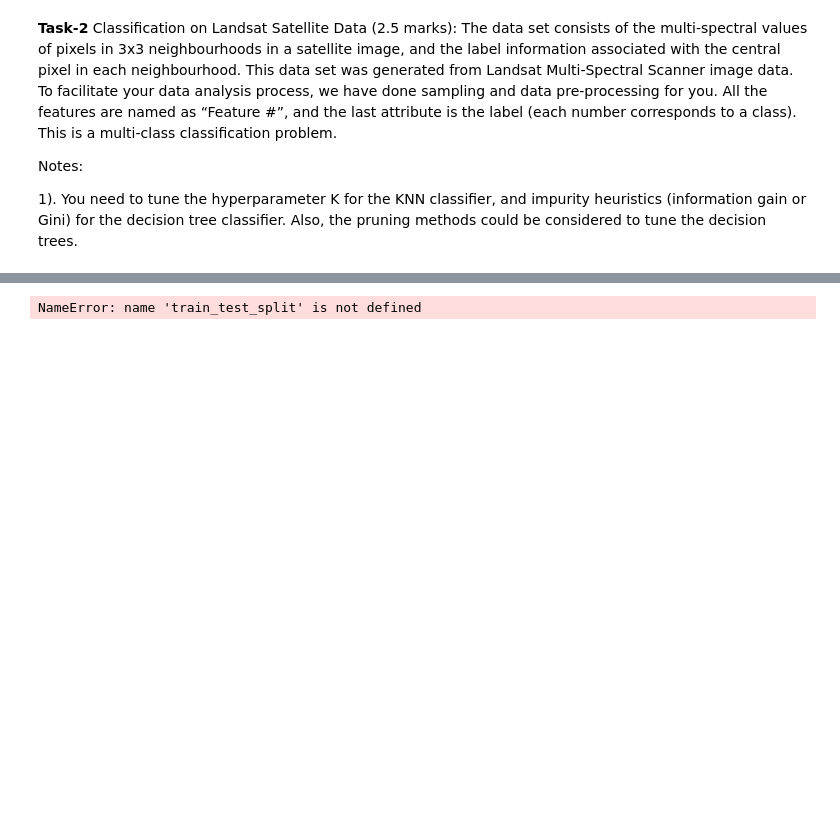
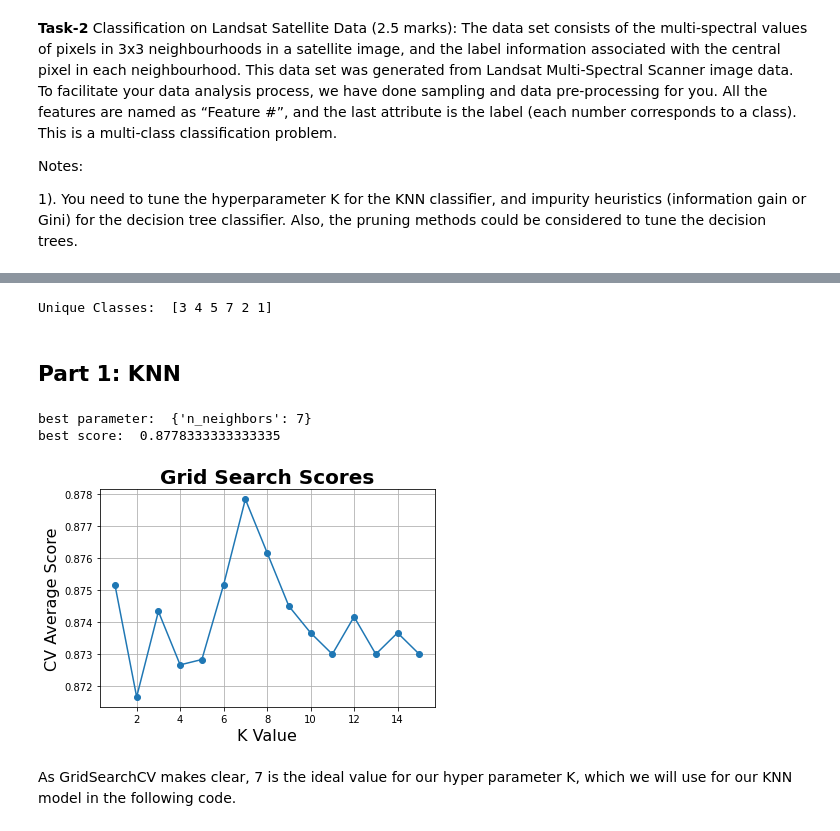
Before and after one commit to myrmecoleonn/COMP8325-Workshops, a Jupyter notebook: Assignment-Part-1/Task-2_classification.ipynb, the cells around one changed output, grey strips where cells are left out. Cells and saved outputs as stored; diff of their text form; code cells hidden in the pictures; blank space fills up the shorter version.

```diff
--- a/Assignment-Part-1/Task-2_classification.ipynb
+++ b/Assignment-Part-1/Task-2_classification.ipynb
@@ -27,10 +43,58 @@ data
 ## Pre-processing and sampling already done, doublechecked anyway(reuslts removed for brevity, no issues found)
 ## data.isnull().sum()
 
+## Quickly identifying the range of classifications availiable. I contemplated changing 7 to 6 since 6 was otherwise absent,
+## but decided against it.
+print("Unique Classes: ", data['Label'].unique())
+
 ##All columns are feature columns, hence:
 X=data.loc[:, data.columns != 'Label']
+##And obviously we are classifying for Label.
 y=data.Label
-
-X_train, X_test, y_train, y_test = train_test_split(X, y)
 # %% [output]
-NameError: name 'train_test_split' is not defined
+Unique Classes:  [3 4 5 7 2 1]
+# %% [markdown]
+## Part 1: KNN
+# %%
+from sklearn.model_selection import GridSearchCV
+
+## Using GridSearch to assist in identifying the best hyper parameter
+parameters = {'n_neighbors': [1,2,3,4,5,6,7,8,9,10,11,12,13,14,15]}
+neigh = neighbors.KNeighborsClassifier()
+clf = GridSearchCV(neigh, parameters,scoring = 'accuracy', cv = 10)
+clf.fit(X, y)
+
+
+## Note: https://stackoverflow.com/questions/37161563/how-to-graph-grid-scores-from-gridsearchcv provided the following
+## function to display GridSearchCV results in an efficient manner, however I had to adapt it to our purposes here
+def plot_grid_search(cv_results, grid_param_1, grid_param_2, name_param_1, name_param_2):
+    # Get Test Scores Mean and std for each grid search
+    scores_mean = cv_results['mean_test_score']
+    scores_mean = np.array(scores_mean).reshape(len(grid_param_2),len(grid_param_1))
+
+    scores_sd = cv_results['std_test_score']
+    scores_sd = np.array(scores_sd).reshape(len(grid_param_2),len(grid_param_1))
+
+    # Plot Grid search scores
+    _, ax = plt.subplots(1,1)
+
+    # Param1 is the X-axis, Param 2 is represented as a different curve (color line)
+    for idx, val in enumerate(grid_param_2):
+        ax.plot(grid_param_1, scores_mean[idx,:], '-o', label= name_param_2 + ': ' + str(val))
+
+    ax.set_title("Grid Search Scores", fontsize=20, fontweight='bold')
+    ax.set_xlabel(name_param_1, fontsize=16)
+    ax.set_ylabel('CV Average Score', fontsize=16)
+    ax.grid('on')
+
+## Calling Method
+plot_grid_search(clf.cv_results_, parameters['n_neighbors'], ['accuracy'], 'K Value', 'Max Features')
+
+print("\nbest parameter: ", clf.best_params_)
+print("best score: ", clf.best_score_)
+# %% [output]
+best parameter:  {'n_neighbors': 7}
+best score:  0.8778333333333335
+[figure, added]
+# %% [markdown]
+As GridSearchCV makes clear, 7 is the ideal value for our hyper parameter K, which we will use for our KNN model in the following code.
```
Also changed, not shown: parts of 10 cells of this notebook, 4 other files.
